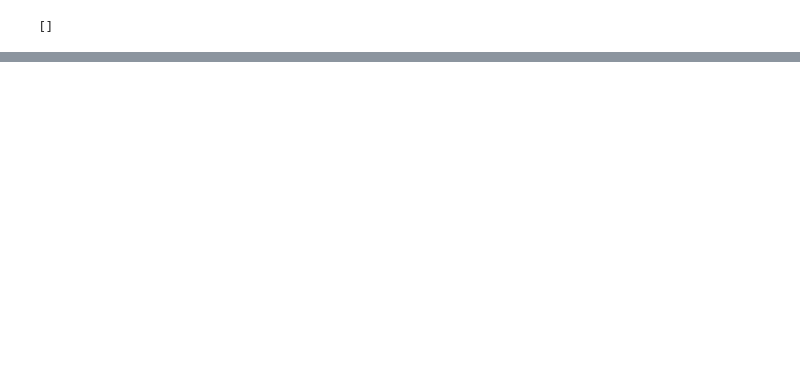
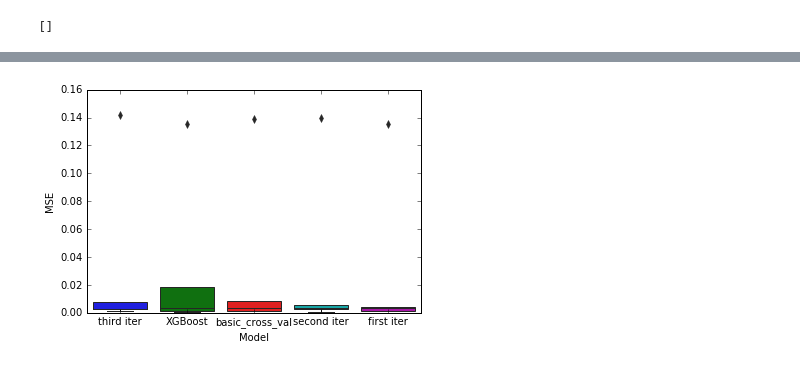
Before and after one commit to hackseq/2017_project_8, a Jupyter notebook: src/baseline-c_elegans.ipynb, the cells around one changed output, grey strips where cells are left out. Saved outputs shown, nothing was run; the diff lists cells and outputs as text; code cells hidden in the pictures; blank space fills up the shorter version.

Commit message:
last minute plots

```diff
--- a/src/baseline-c_elegans.ipynb
+++ b/src/baseline-c_elegans.ipynb
@@ -45,4 +70,4 @@ c_elegans_basic_cleaned_data
 # %%
-dummy_df = pd.get_dummies(df).dropna(axis=0)
+dummy_df = c_elegans_features
 dummy_df.shape
 # %% [output]
@@ -126,5 +142,5 @@ model = make_pipeline(
     KNeighborsRegressor(n_neighbors=7, p=2, weights="distance")
 )
 cross_val = cross_validation.cross_val_score(estimator=model, X=X, y=y, cv = 5, scoring="mean_squared_error")
-CROSS_VAL_RESULTS_DICT['XGBoost'] = cross_val
+CROSS_VAL_RESULTS_DICT['third iter'] = cross_val
 CROSS_VAL_RESULTS_LIST.append(cross_val)
@@ -134,3 +166,10 @@ CROSS_VAL_RESULTS_LIST.append(cross_val)
 []
 # %%
 ! git add baseline.ipynb
+# %%
+names= CROSS_VAL_RESULTS_DICT.keys()
+z = zip(names, CROSS_VAL_RESULTS_LIST)
+new_array=[]
+for index, (string, array) in enumerate(z):
+    for value in array:
+        new_array.append([string,value])
@@ -136,0 +201,11 @@ CROSS_VAL_RESULTS_LIST.append(cross_val)
+# %%
+x = [(i[0]) for i in new_array]
+y = [abs(i[1]) for i in new_array]
+df = pd.DataFrame()
+df['Model'] = pd.Series(x)
+df['MSE'] = pd.Series(y)
+# %%
+sns.boxplot(x='Model', y='MSE', data=df)
+plt.show()
+# %% [output]
+[figure, added]
```
Also changed, not shown: parts of 14 cells of this notebook.
